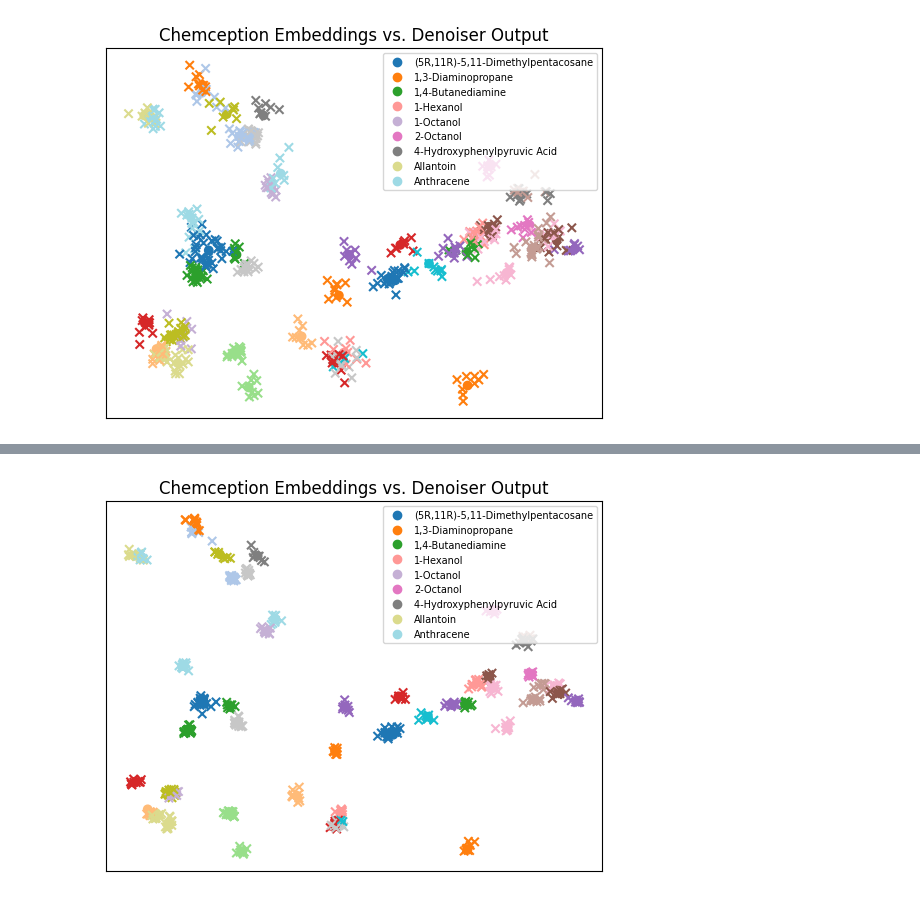
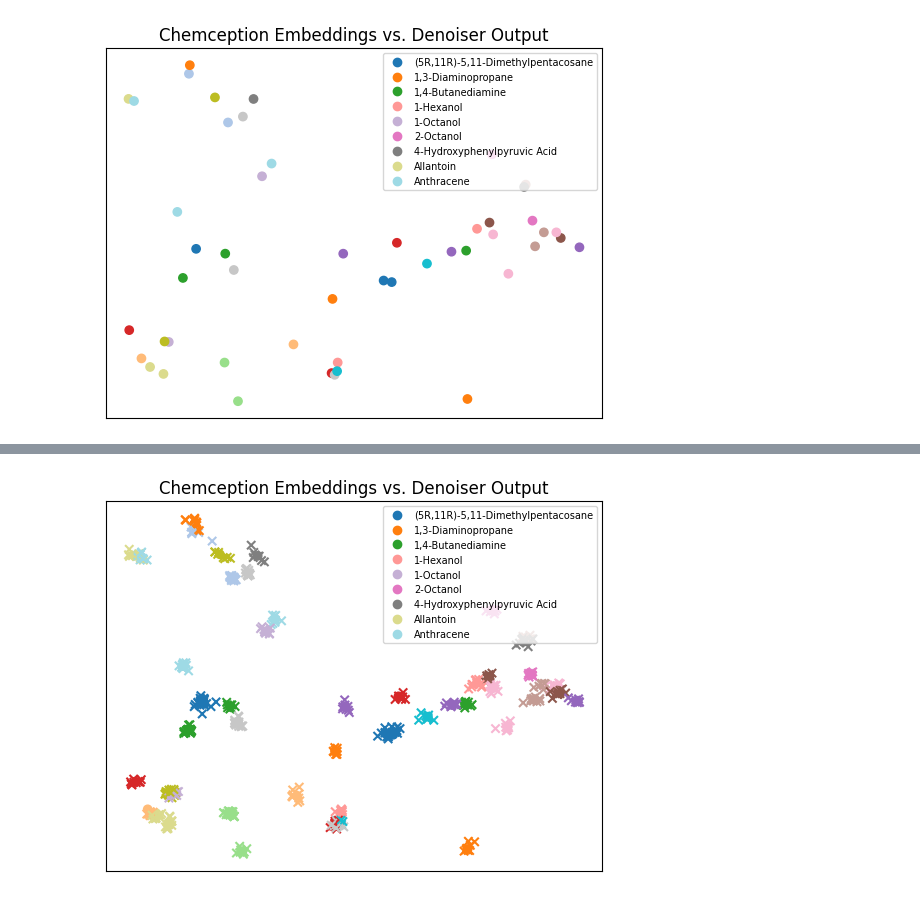
Before and after one commit to CateMerfeld/mass_spec, a Jupyter notebook: single_model/denoiser.ipynb, the cells around one changed output, grey strips where cells are left out. Saved outputs shown, nothing was run; the diff lists cells and outputs as text; code cells hidden in the pictures.

Commit message:
Update denoiser

```diff
--- a/single_model/denoiser.ipynb
+++ b/single_model/denoiser.ipynb
@@ -157,7 +157,13 @@ def create_dataset_sections(spectra, embeddings, columns, batch_size=32, noise_l
     labels = torch.tensor(labels, dtype=torch.float)
 
     input_data = torch.tensor(np.vstack((input_list)).T, dtype=torch.float)
+    # input_data = nn.functional.normalize(input_data)
     all_true_vals = torch.tensor(np.vstack((true_list)).T, dtype=torch.float)
+    all_data = torch.cat((input_data.unsqueeze(0), all_true_vals.unsqueeze(0)), dim=0)
+    normalized_data = nn.functional.normalize(all_data)
+    input_data = normalized_data[0]
+    all_true_vals = normalized_data[1]
+    # all_true_vals = nn.functional.normalize(all_true_vals)
     input_data = TensorDataset(input_data, all_true_vals, labels)
 
     # each batch of the dataset has three parts: noisy input data, clean data for comparison, chemical name encodings
@@ -266,9 +272,9 @@ def train_denoiser(model, data, sorted_chemical_names, epochs):
             condition_loss = model.criterion(output_conditions, true_conditions)
             embedding_loss = model.criterion(output_embeddings, true_embeddings)
             # loss = model.criterion(output, true_vals)
-            # loss = embedding_loss
+            loss = embedding_loss
             # loss = spectra_loss
-            loss =  .05 * spectra_loss + .1 * condition_loss + embedding_loss
+            # loss =  .05 * spectra_loss + .1 * condition_loss + embedding_loss
             epoch_training_loss += loss
 
             # back propogation
@@ -300,7 +306,7 @@ all_chemical_names = sorted(all_chemical_names)
 # %%
 train_noisy_embedding, test_noisy_embedding = create_dataset(spectra, embeddings, noise_loc='embeddings', noise_pct=1)
 # %%
-# train_noisy_embedding, test_noisy_embedding = create_dataset(spectra, embeddings, noise_loc='embeddings', noise_pct=1)
+train_noisy_embedding, test_noisy_embedding = create_dataset(spectra, embeddings, noise_loc='embeddings', noise_pct=1)
 denoiser = Denoiser(learning_rate=.0001)
-model_output, output_labels, true_values = train_denoiser(denoiser, train_noisy_embedding, all_chemical_names, epochs=300)
+model_output, output_labels, true_values = train_denoiser(denoiser, train_noisy_embedding, all_chemical_names, epochs=100)
 # %% [output]
@@ -324,5 +369,6 @@ Epoch[300/300], loss: 0.021435553207993507
 # %%
 output_embeddings = [vec[-512:].detach().numpy() for vec in model_output]
-plot_emb_pca(embeddings, output_embeddings, output_labels)
+output_unnormalized = torch.tensor(output_embeddings) * torch.norm(torch.tensor(output_embeddings), p=2)
+plot_emb_pca(embeddings, output_unnormalized, output_labels)
 # %% [output]
-[figure, old version]
+[figure, new version]
```
Also changed, not shown: parts of 3 cells of this notebook, 2 other files.
